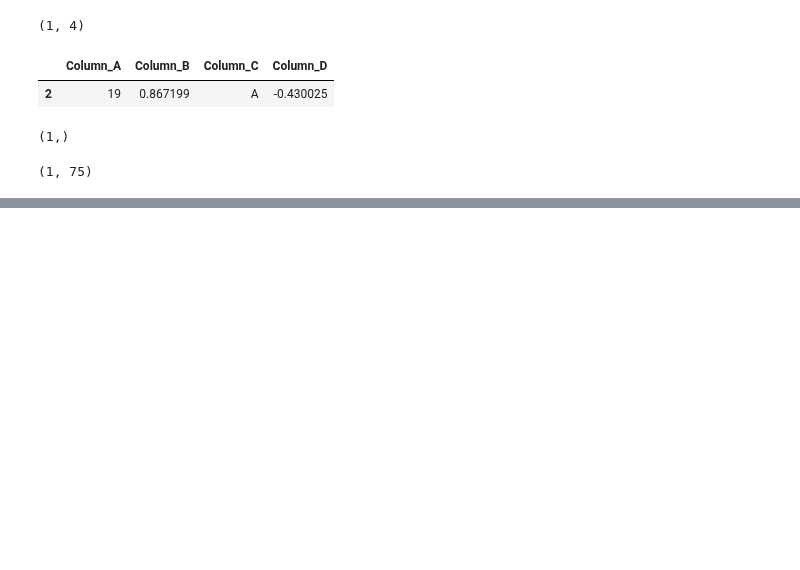
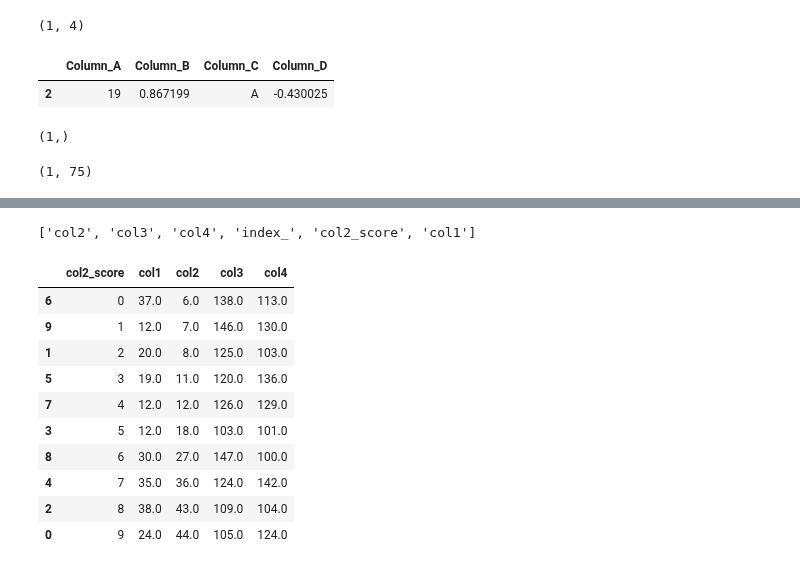
Before and after one commit to anilergan/AISMTB, a Jupyter notebook: worksheet.ipynb, the cells around one changed output, grey strips where cells are left out. Cells and saved outputs as stored; diff of their text form; code cells hidden in the pictures; blank space fills up the shorter version.

```diff
--- a/worksheet.ipynb
+++ b/worksheet.ipynb
@@ -446,0 +445,18 @@ print(result)
+# %%
+df_1.columns[1:].to_list() + df_1.columns[0:1].to_list()
+# %% [output]
+['col2', 'col3', 'col4', 'index_', 'col2_score', 'col1']
+# %%
+df_1[df_1.columns[-1:].tolist() + df.columns[:-1].tolist()]
+# %% [output]
+|  | col2_score | col1 | col2 | col3 | col4 |
+| 6 | 0 | 37.0 | 6.0 | 138.0 | 113.0 |
+| 9 | 1 | 12.0 | 7.0 | 146.0 | 130.0 |
+| 1 | 2 | 20.0 | 8.0 | 125.0 | 103.0 |
+| 5 | 3 | 19.0 | 11.0 | 120.0 | 136.0 |
+| 7 | 4 | 12.0 | 12.0 | 126.0 | 129.0 |
+| 3 | 5 | 12.0 | 18.0 | 103.0 | 101.0 |
+| 8 | 6 | 30.0 | 27.0 | 147.0 | 100.0 |
+| 4 | 7 | 35.0 | 36.0 | 124.0 | 142.0 |
+| 2 | 8 | 38.0 | 43.0 | 109.0 | 104.0 |
+| 0 | 9 | 24.0 | 44.0 | 105.0 | 124.0 |
```
Also changed, not shown: parts of 16 cells of this notebook, 4 other files.
